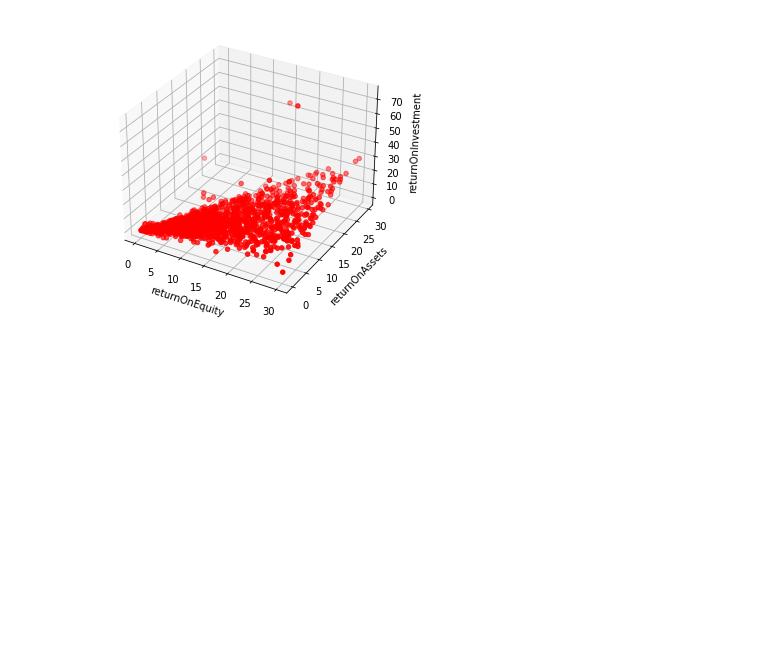
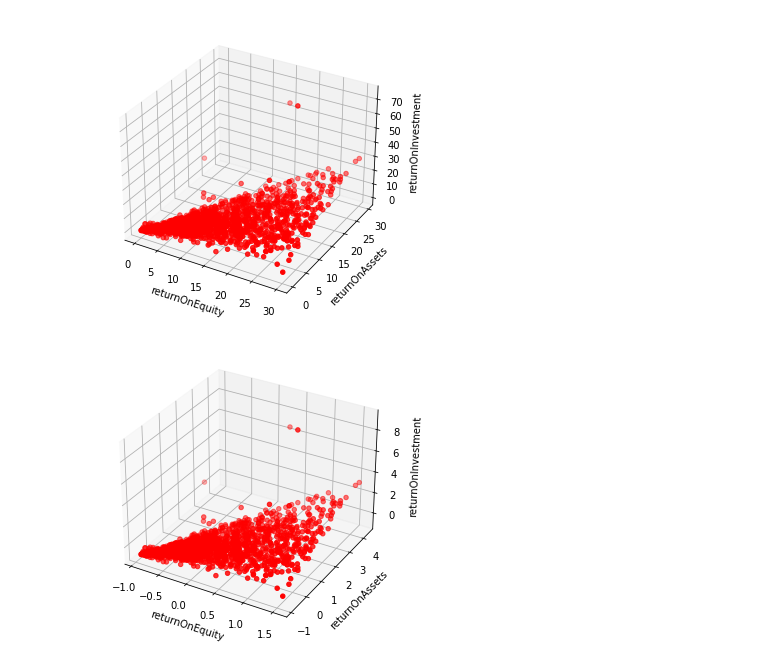
Before and after one commit to Adam-Mahdi/ML-Finance, a Jupyter notebook: Clustering Stocks.ipynb, the cells around one changed output. Cells and saved outputs as stored; diff of their text form; code cells hidden in the pictures; blank space fills up the shorter version.

```diff
--- a/Clustering Stocks.ipynb
+++ b/Clustering Stocks.ipynb
@@ -204,12 +204,34 @@ plt.show()
 # %%
 from sklearn.preprocessing import MinMaxScaler, StandardScaler, RobustScaler
 
 #defining each scaler
 scaler_min_max = MinMaxScaler()
 scaler_std = StandardScaler()
 scaler_robust = RobustScaler()
 
 #scaling data
 minmax_X_train = scaler_min_max.fit_transform(df_indicators)
 standard_X_train = scaler_std.fit_transform(df_indicators)
 robust_X_train = scaler_robust.fit_transform(df_indicators)
+
+#defining the figure
+fig = plt.figure()
+ax = Axes3D(fig)
+
+#defining the axis
+x = robust_X_train[:,0]
+y = robust_X_train[:,1]
+z = robust_X_train[:,2]
+
+#defining the axis labels
+names_column = df_indicators.columns
+ax.set_xlabel(names_column[0])
+ax.set_ylabel(names_column[1])
+ax.set_zlabel(names_column[2])
+
+# defining scatter plot
+ax.scatter(x, y, z, c='red', marker = 'o')
+
+plt.show()
+# %% [output]
+[figure, added]
```
Also changed, not shown: parts of 1 cell of this notebook.
